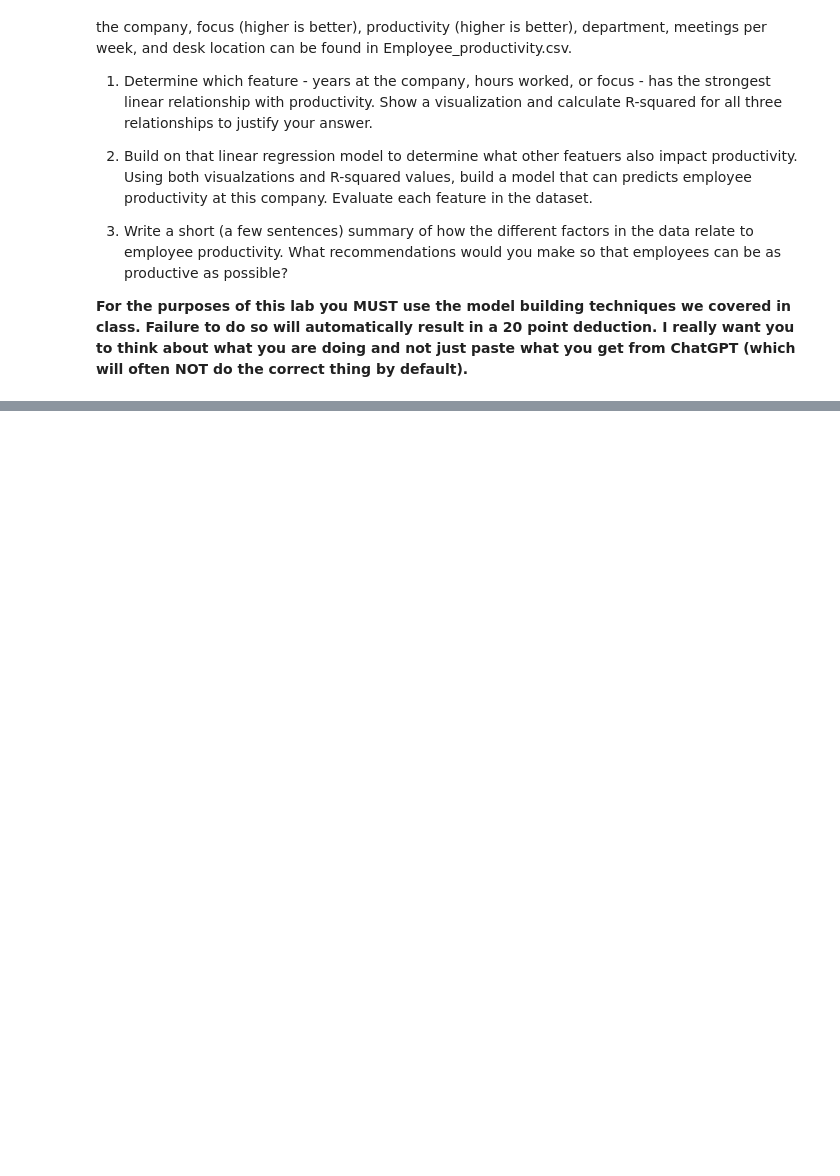
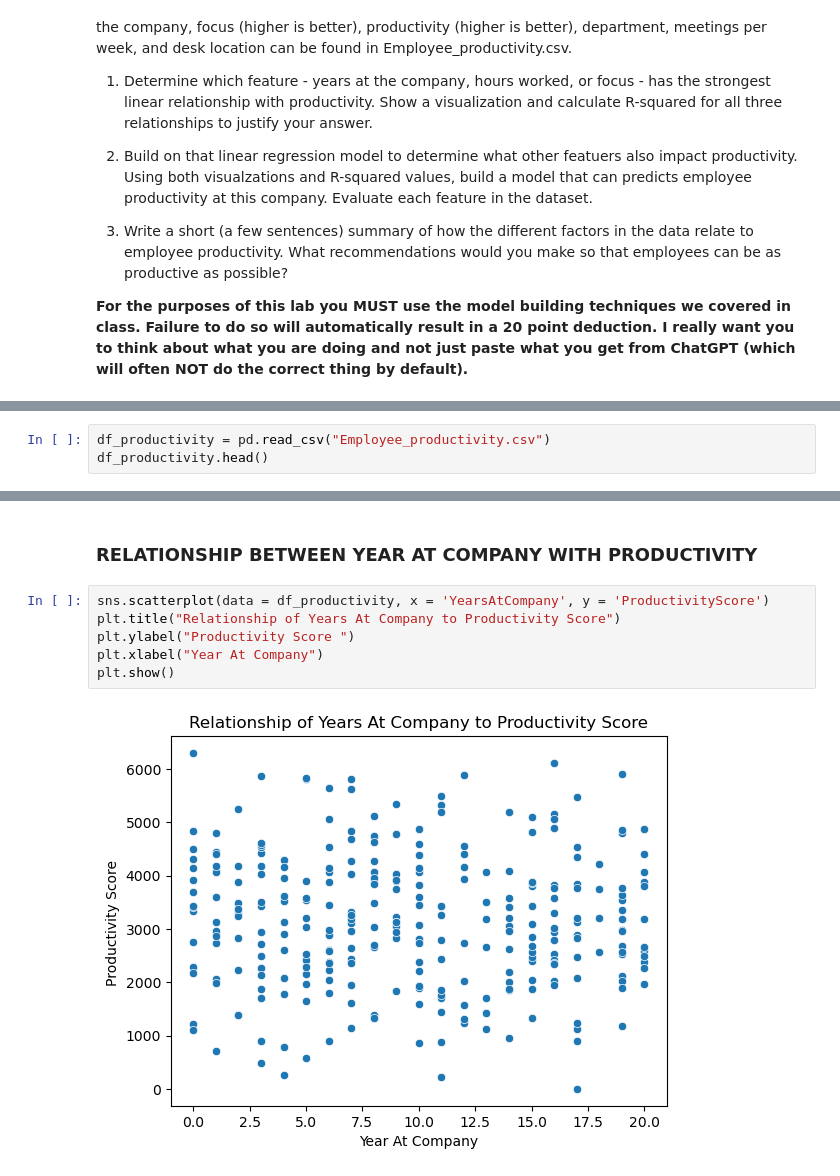
Before and after one commit to Vuyne/Data_Visualization_And_Modeling, a Jupyter notebook: Lab/3.3 Visualizing Relationships Between Quantitative Features Lab-Copy1.ipynb, the cells around one changed output, grey strips where cells are left out. Cells and saved outputs as stored; diff of their text form; blank space fills up the shorter version.

Commit message:
lecture and lab 2.5
update scatterplot and regplot and OLS

```diff
--- a/Lab/3.3 Visualizing Relationships Between Quantitative Features Lab-Copy1.ipynb
+++ b/Lab/3.3 Visualizing Relationships Between Quantitative Features Lab-Copy1.ipynb
@@ -21,0 +27,3 @@ The consulting agency carefully collected data on a number of factors including
+# %%
+df_productivity = pd.read_csv("Employee_productivity.csv")
+df_productivity.head()
@@ -21,0 +37,10 @@ The consulting agency carefully collected data on a number of factors including
+# %% [markdown]
+### RELATIONSHIP BETWEEN YEAR AT COMPANY WITH PRODUCTIVITY
+# %%
+sns.scatterplot(data = df_productivity, x = 'YearsAtCompany', y = 'ProductivityScore')
+plt.title("Relationship of Years At Company to Productivity Score")
+plt.ylabel("Productivity Score ")
+plt.xlabel("Year At Company")
+plt.show()
+# %% [output]
+[figure, added]
```
Also changed, not shown: parts of 17 cells of this notebook, 1 other file.
